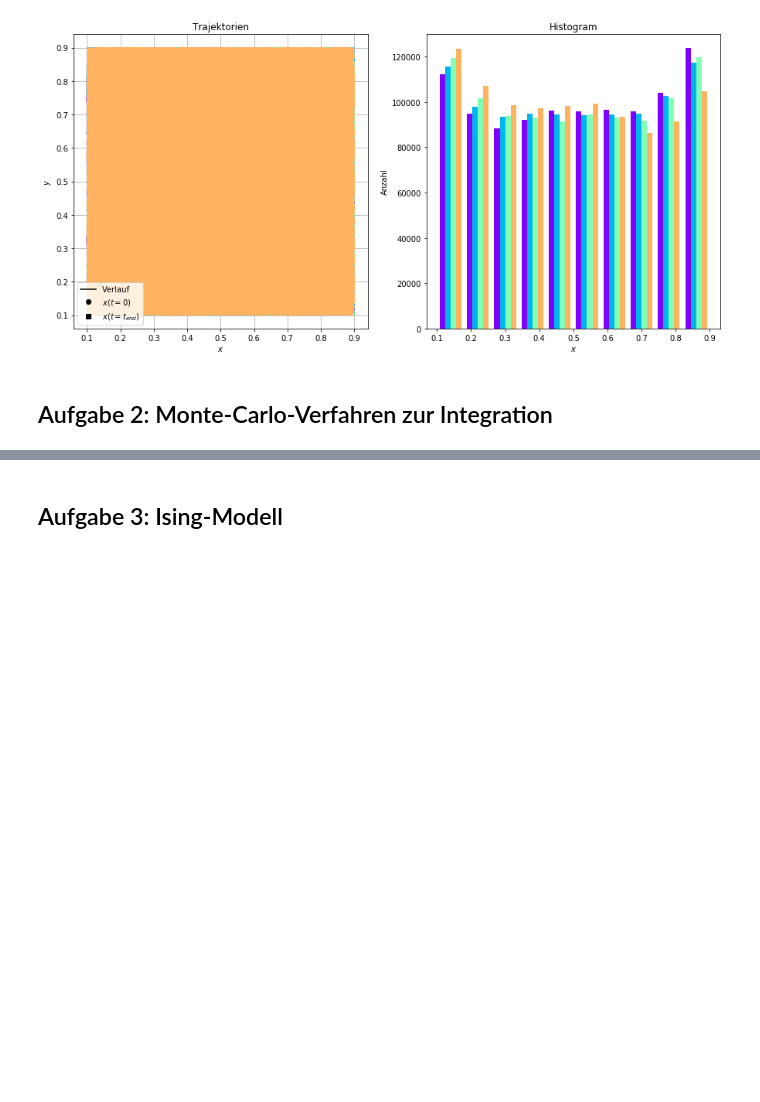
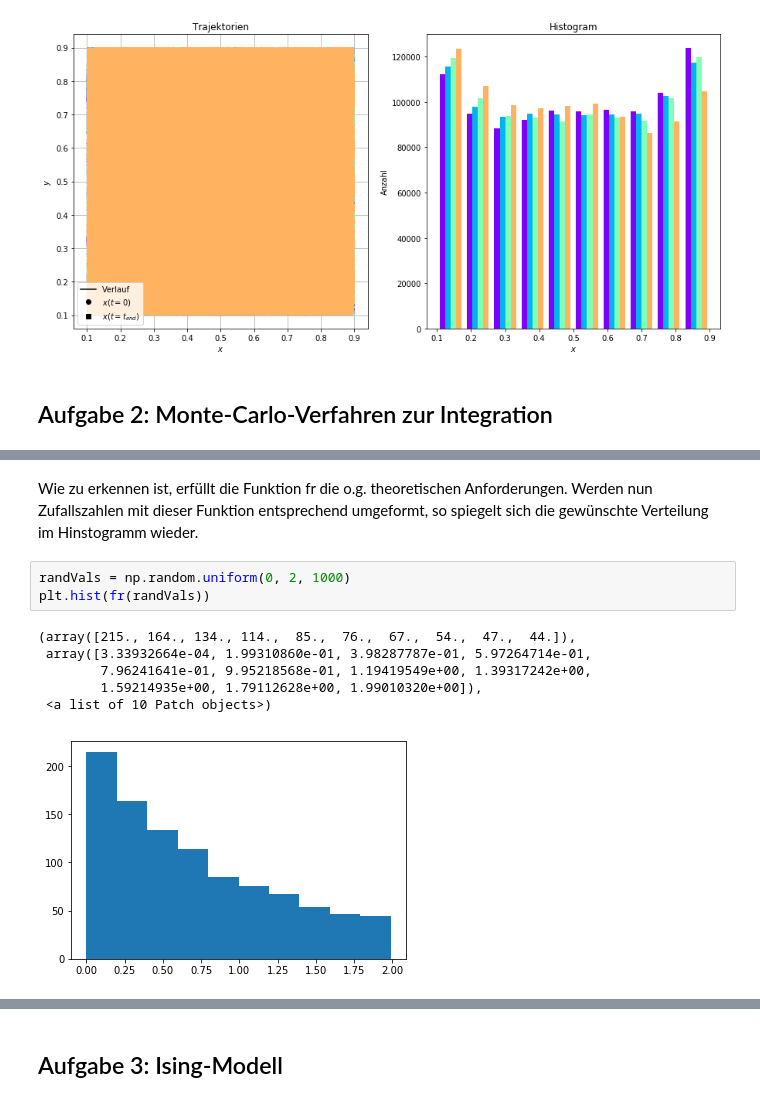
Before and after one commit to darenegade/modellbildung, a Jupyter notebook: Abgabe 4/Abgabe 4.ipynb, the cells around one changed output, grey strips where cells are left out. Drawn from its saved outputs; the diff is of its cells as text; blank space fills up the shorter version.

```diff
--- a/Abgabe 4/Abgabe 4.ipynb
+++ b/Abgabe 4/Abgabe 4.ipynb
@@ -222,0 +261,13 @@ Text(0,0.5,'Anzahl')
+# %% [markdown]
+Wie zu erkennen ist, erfüllt die Funktion fr die o.g. theoretischen Anforderungen.
+Werden nun Zufallszahlen mit dieser Funktion entsprechend umgeformt, so spiegelt sich die gewünschte Verteilung im Hinstogramm wieder.
+# %%
+randVals = np.random.uniform(0, 2, 1000)
+plt.hist(fr(randVals))
+# %% [output]
+(array([215., 164., 134., 114.,  85.,  76.,  67.,  54.,  47.,  44.]),
+ array([3.33932664e-04, 1.99310860e-01, 3.98287787e-01, 5.97264714e-01,
+        7.96241641e-01, 9.95218568e-01, 1.19419549e+00, 1.39317242e+00,
+        1.59214935e+00, 1.79112628e+00, 1.99010320e+00]),
+ <a list of 10 Patch objects>)
+[figure, added]
```
Also changed, not shown: parts of 25 cells of this notebook.
